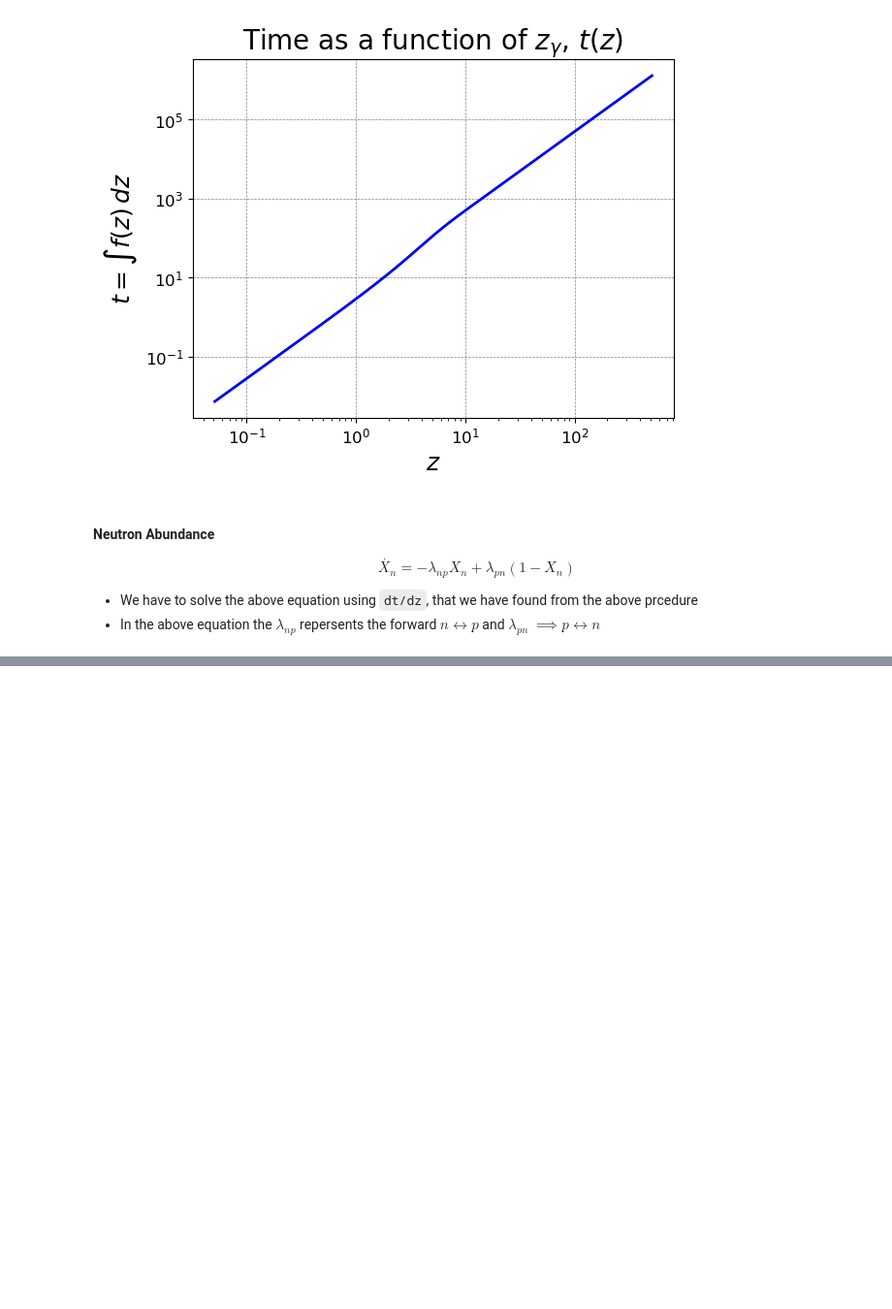
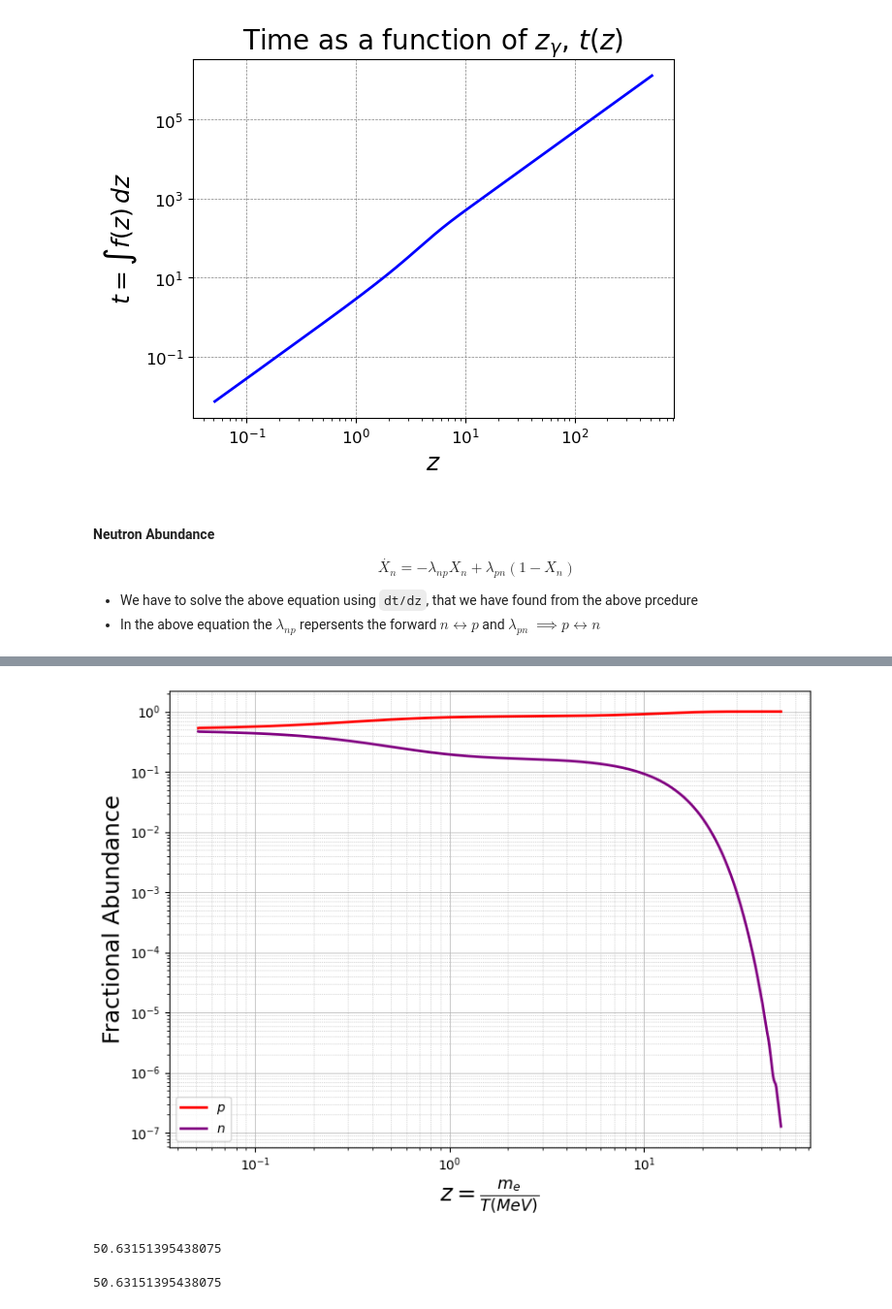
Before and after one commit to ashishxjha/BBN, a Jupyter notebook: Standard Model Thermodynamics(II).ipynb, the cells around one changed output, grey strips where cells are left out. Shown: that part at 97% size. Saved outputs shown, nothing was run; the diff lists cells and outputs as text; code cells hidden in the pictures; blank space fills up the shorter version.

Commit message:
.\Standard Model Thermodynamics(II).ipynb
fractional abundance plot added

```diff
--- a/Standard Model Thermodynamics(II).ipynb
+++ b/Standard Model Thermodynamics(II).ipynb
@@ -407,0 +376,52 @@ min(z_int)
+# %%
+# defining f(z) that we have defined as dt/dz
+def f_right(z):
+    return cons*(-(z**(2))*1/3*np.divide(g_der_ipol(z),f(z))+z)/(np.sqrt(g_star_ipol(z)))
+
+#defining the differential equation
+def dxdz(z,x):
+    solution=lambda_pn(z)*f_right(z)-(lambda_np(z)+lambda_pn(z))*f_right(z)*x
+    return solution
+# %%
+def dxpdz(z,x):
+    solution=lambda_np(z)*f_right(z)-(lambda_np(z)+lambda_pn(z))*f_right(z)*x
+    return solution
+# %%
+#sol_xz=solve_ivp(dxdz,t_span=(min(znu),max(znu)),y0=[0.5],t_eval=znu)
+sol_xz=solve_ivp(dxdz,t_span=(min(znu),max(znu)),y0=[0.46771996026],t_eval=znu)
+x_znew=sol_xz.y[0]
+# %%
+#sol_xpz=solve_ivp(dxpdz,t_span=(min(znu),max(znu)),y0=[0.5],t_eval=znu)
+sol_xpz=solve_ivp(dxpdz,t_span=(min(znu),max(znu)),y0=[0.53228003974],t_eval=znu)
+xp_znew=sol_xpz.y[0]
+# %%
+fig, ax = plt.subplots(figsize=(8, 6))
+ax.plot(znu, xp_znew, color='red', linewidth=2,label=r'$p$')
+ax.plot(znu, x_znew, color='purple', linewidth=2, label=r'$n$')
+
+
+
+
+ax.set_yscale('log')
+ax.set_xscale('log')
+
+ax.set_xlabel(r'$z=\frac{m_e}{T( MeV )}$', fontsize=18)
+ax.set_ylabel('Fractional Abundance', fontsize=18)
+
+
+ax.grid(True, which='both', linestyle='-', linewidth=0.5)
+ax.grid(True, which='minor', linestyle=':', linewidth=0.5)
+
+plt.tight_layout()
+plt.legend()
+plt.show()
+# %% [output]
+[figure, added]
+# %%
+max(znu)
+# %% [output]
+50.63151395438075
+# %%
+max(znu)
+# %% [output]
+50.63151395438075
```
Also changed, not shown: parts of 30 cells of this notebook.
